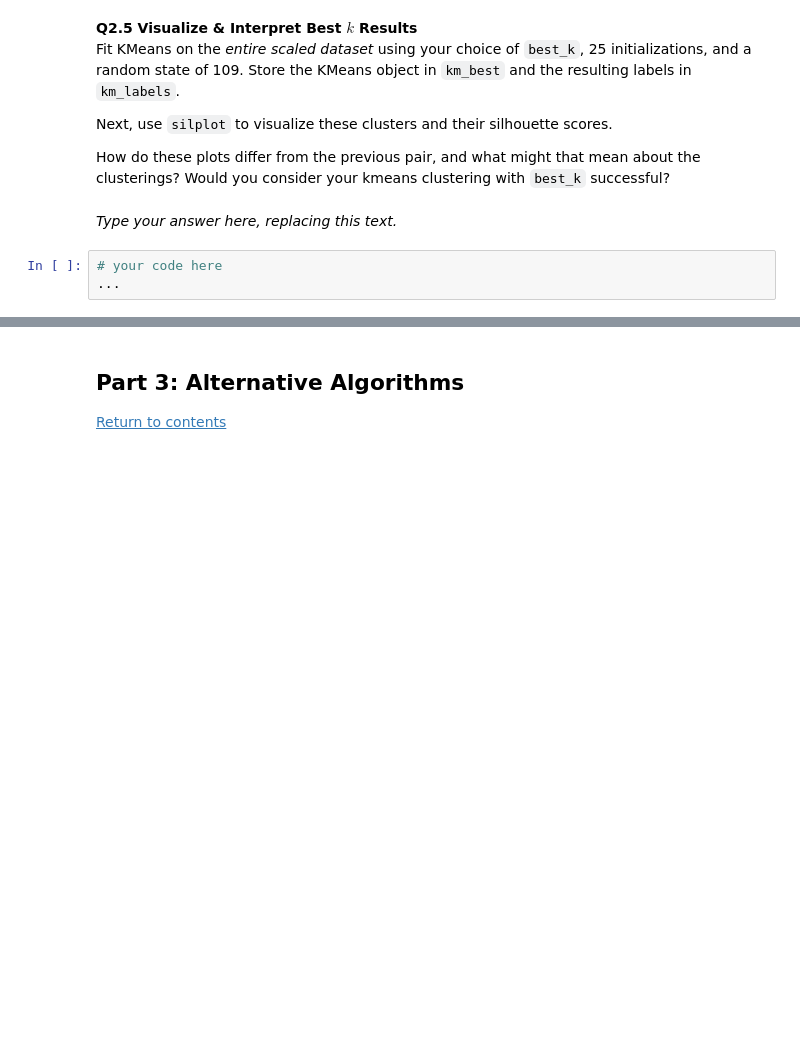
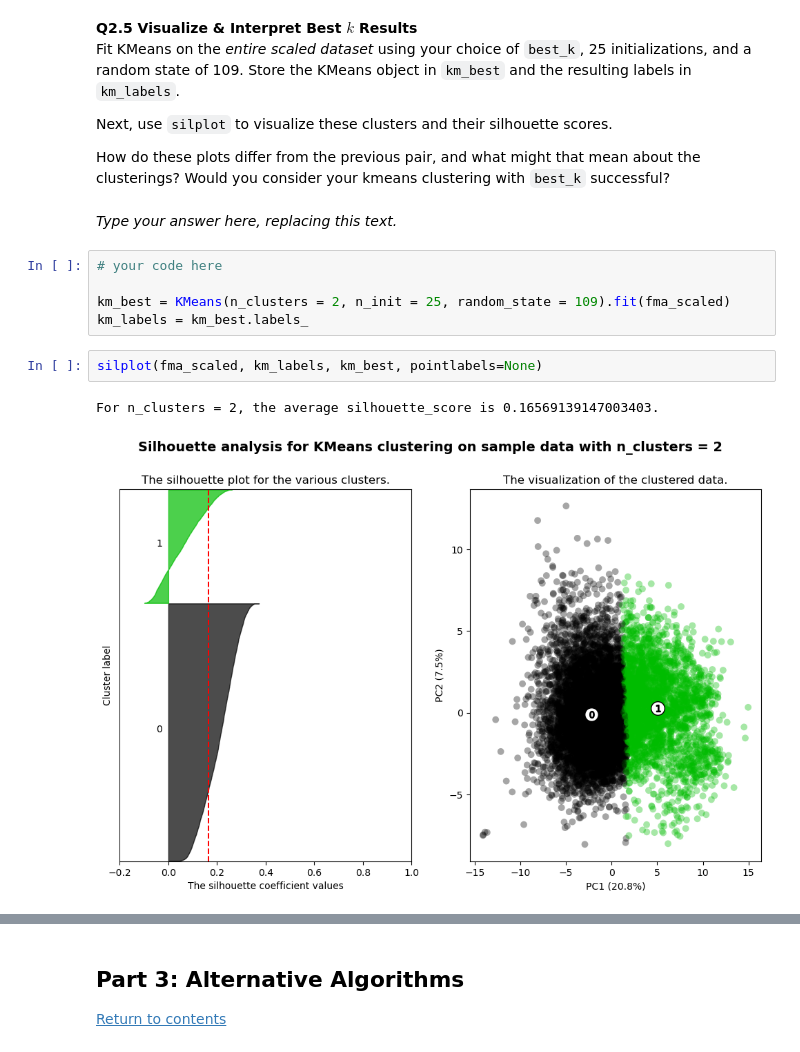
Before and after one commit to jamesliounis/Harvard-Deep-Learning, a Jupyter notebook: cs109b_hw1/cs109b_hw1.ipynb, the cells around one changed output, grey strips where cells are left out. Saved outputs shown, nothing was run; the diff lists cells and outputs as text; blank space fills up the shorter version.

```diff
--- a/cs109b_hw1/cs109b_hw1.ipynb
+++ b/cs109b_hw1/cs109b_hw1.ipynb
@@ -404,8 +445,15 @@ Next, use `silplot` to visualize these clusters and their silhouette scores.
 How do these plots differ from the previous pair, and what might that mean about the clusterings? Would you consider your kmeans clustering with `best_k` successful?
 # %% [markdown]
 _Type your answer here, replacing this text._
-# %%
-# your code here
-...
+# %%
+# your code here
+
+km_best = KMeans(n_clusters = 2, n_init = 25, random_state = 109).fit(fma_scaled)
+km_labels = km_best.labels_
+# %%
+silplot(fma_scaled, km_labels, km_best, pointlabels=None)
+# %% [output]
+For n_clusters = 2, the average silhouette_score is 0.16569139147003403.
+[figure, added]
 # %%
 grader.check("q2.5")
```
Also changed, not shown: parts of 15 cells of this notebook, 1 other file.
